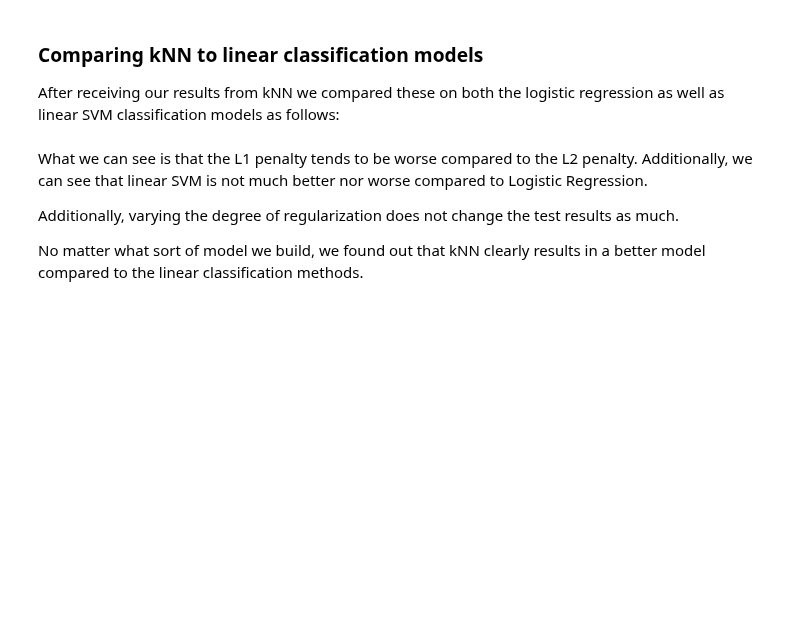
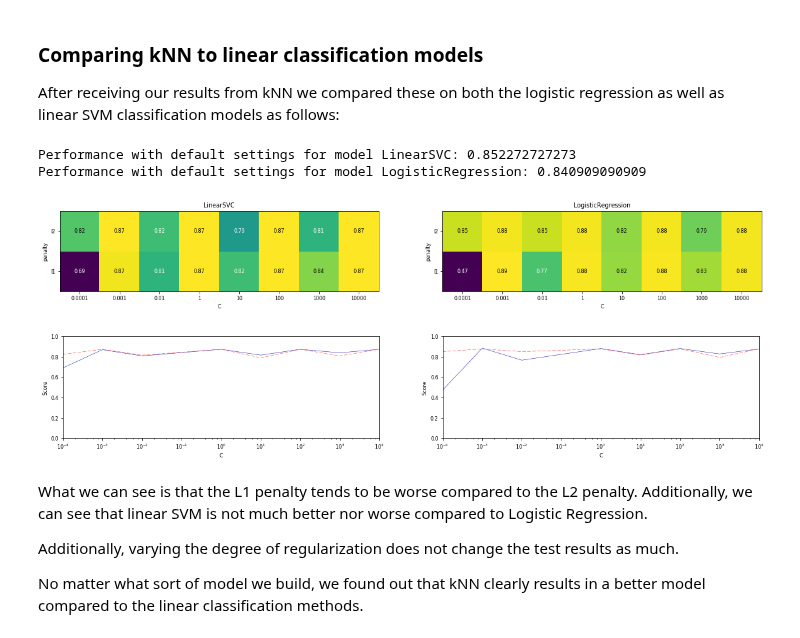
Before and after one commit to Zilarion/2IMW30-Assignment-1-2, a Jupyter notebook: a1/Assignment 1.ipynb, the cells around one changed output. Drawn from its saved outputs; the diff is of its cells as text; code cells hidden in the pictures; blank space fills up the shorter version.

```diff
--- a/a1/Assignment 1.ipynb
+++ b/a1/Assignment 1.ipynb
@@ -155,38 +158,50 @@ x_data = X[:int(len(X)*percentage)];
 y_data = y[:int(len(y)*percentage)];
 
 # Create data
 X_train, X_test, y_train, y_test = train_test_split(
         x_data, y_data, random_state=0)
 
 # Run for default
 for m in [LinearSVC, LogisticRegression]:
     model = m()
     model.fit(X_train, y_train)
-    print("Model: %s has performance of: %s" % (m.__name__, model.score(X_test, y_test)))
+    print("Performance with default settings for model %s: %s" % (m.__name__, model.score(X_test, y_test)))
 
 # Run for several parameters
 param_grid = { 'C': [0.0001, 0.001, 0.01, 1, 10, 100, 1000, 10000], 'penalty': ["l1", "l2"] }
 
+# k-fold
+kf = KFold(n_splits=10, shuffle=True, random_state=0)
+
 # Create two subplots
 fig, axes = plt.subplots(1, 2,  figsize=(20, 3))
-fig, axes2 = plt.subplots(1, 2,  figsize=(20, 3))
+fig2, axes2 = plt.subplots(1, 2,  figsize=(20, 3))
 for (m, ax, ax2) in zip([LinearSVC, LogisticRegression], axes, axes2):
-    grid_search = GridSearchCV(m(dual=False), param_grid, cv=5)
+    grid_search = GridSearchCV(m(dual=False), param_grid, cv=kf, n_jobs=-1)
     grid_search.fit(X_train, y_train)
 
     # Visualize all results
     results = pd.DataFrame(grid_search.cv_results_)
     scores = np.array(results.mean_test_score).reshape(2, 8)
 
     # plot the mean cross-validation scores
     ax.set_title(m.__name__)
     mglearn.tools.heatmap(scores, ax=ax, xlabel='C', xticklabels=param_grid['C'],
                           ylabel='penalty', yticklabels=param_grid['penalty'], cmap="viridis");
 
 
     ax2.set_ylim(0, 1)
-    ax2.plot(scores[0], label="L1")
-    ax2.plot(scores[1], label="L2")
+    ax2.set_xlim(0.0001, 10000)
+    ax2.set_xscale("log", nonposx='clip')
+    ax2.set_xlabel("C")
+    ax2.set_ylabel("Score")
+    ax2.plot(param_grid['C'], scores[0], label="L1")
+    ax2.plot(param_grid['C'], scores[1], label="L2")
+# %% [output]
+Performance with default settings for model LinearSVC: 0.852272727273
+Performance with default settings for model LogisticRegression: 0.840909090909
+[figure, added]
+[figure, added]
 # %% [markdown]
 What we can see is that the L1 penalty tends to be worse compared to the L2 penalty. Additionally, we can see that linear SVM is not much better nor worse compared to Logistic Regression.
 
```
Also changed, not shown: parts of 3 cells of this notebook.
